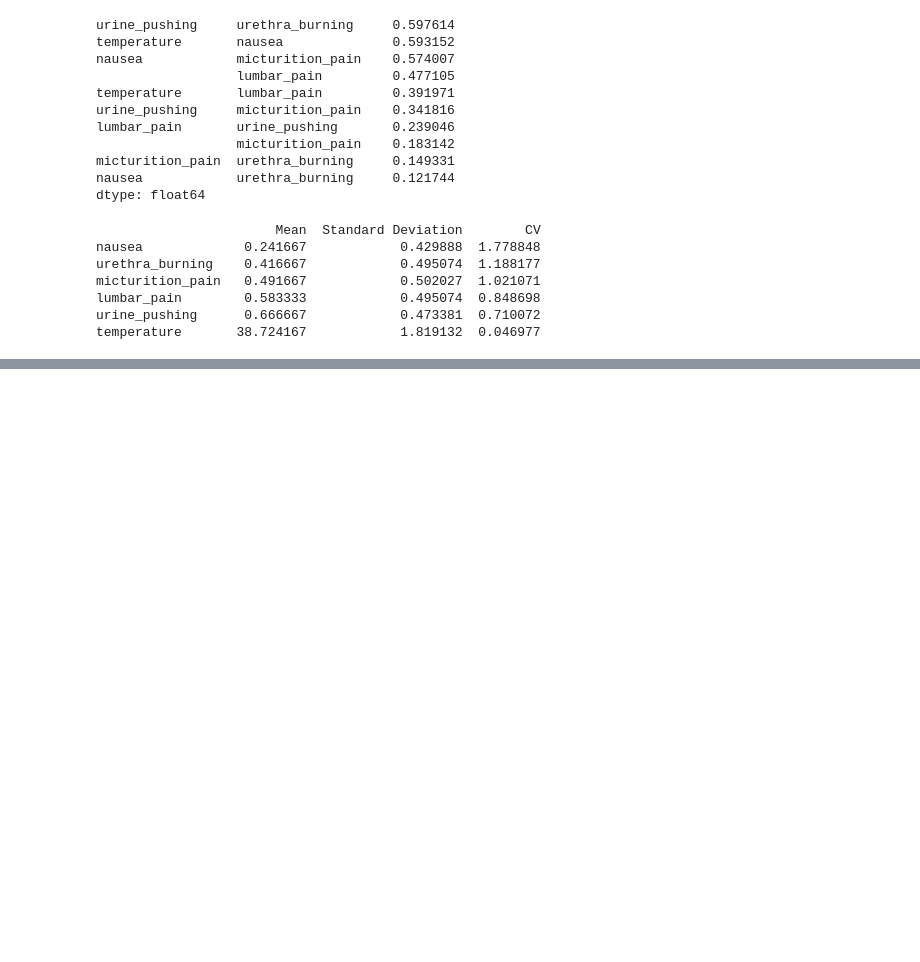
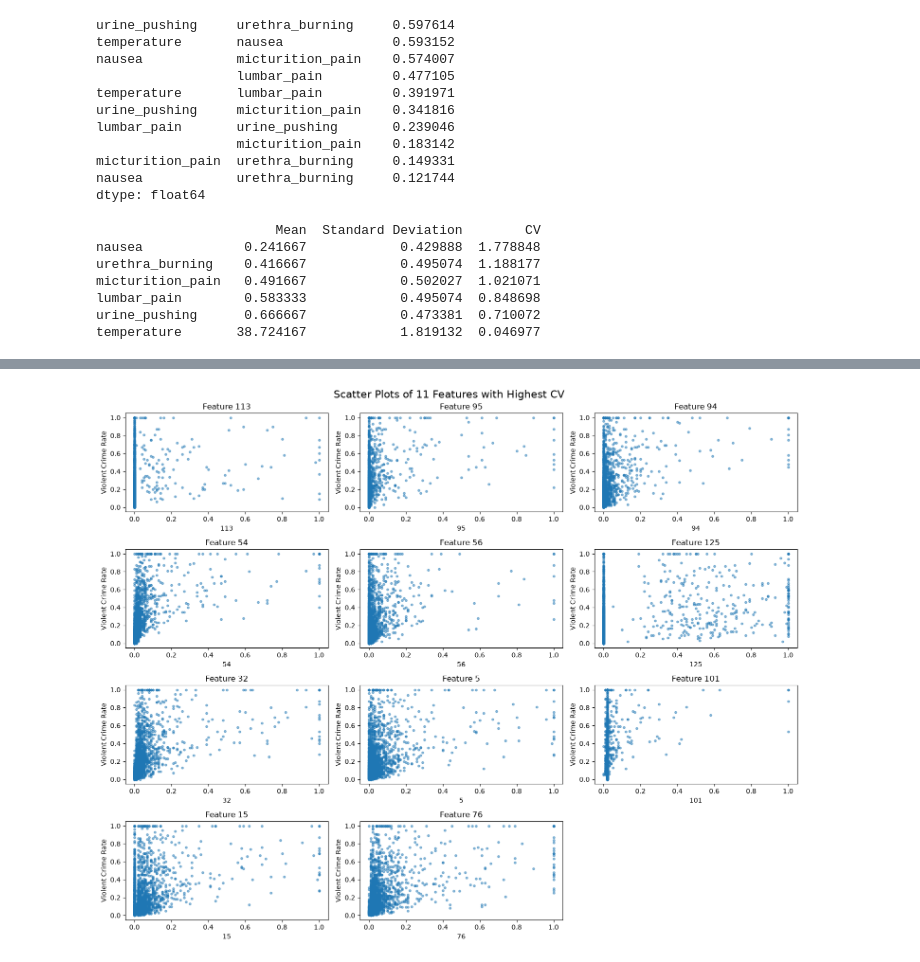
Before and after one commit to lsjang-svg/DSCI552_a5, a Jupyter notebook: HW5.ipynb, the cells around one changed output, grey strips where cells are left out. Cells and saved outputs as stored; diff of their text form; code cells hidden in the pictures; blank space fills up the shorter version.

```diff
--- a/HW5.ipynb
+++ b/HW5.ipynb
@@ -279,3 +279,89 @@ temperature       38.724167            1.819132  0.046977
 # %%
 #2e pick square root 128 features with highest CV, and make scatter plots and box plots
 # for them
+import pandas as pd
+import numpy as np
+import matplotlib.pyplot as plt
+import seaborn as sns
+from sklearn.impute import SimpleImputer
+
+# Load Communities and Crime dataset
+crime_df = pd.read_csv(
+    'communities.data',
+    header=None,
+    na_values='?'
+)
+
+# Remove nonpredictive features
+crime_df = crime_df.drop(columns=[0, 1, 2, 3, 4])
+
+# Separate predictors and target
+X_crime = crime_df.iloc[:, :-1]
+y_crime = crime_df.iloc[:, -1]
+
+# Remove features with all missing values
+X_crime = X_crime.dropna(axis=1, how='all')
+
+# Median imputation
+imputer = SimpleImputer(strategy='median')
+
+X_crime_imputed = pd.DataFrame(
+    imputer.fit_transform(X_crime),
+    columns=X_crime.columns,
+    index=X_crime.index
+)
+
+# Calculate coefficient of variation
+cv_2e = (
+    X_crime_imputed.std(ddof=1)
+    / X_crime_imputed.mean()
+)
+
+# Select top 11 features
+n = int(np.sqrt(128))
+top_features = cv_2e.nlargest(n).index
+
+X_top = X_crime_imputed[top_features]
+
+print("Selected features:", list(top_features))
+print("X_top shape:", X_top.shape)
+print("y_crime shape:", y_crime.shape)
+
+# Scatter plots
+fig, axes = plt.subplots(4, 3, figsize=(15, 12))
+axes = axes.flatten()
+
+for i, feature in enumerate(top_features):
+    axes[i].scatter(
+        X_top[feature],
+        y_crime,
+        alpha=0.5,
+        s=10
+    )
+    axes[i].set_title(f'Feature {feature}')
+    axes[i].set_xlabel(str(feature))
+    axes[i].set_ylabel('Violent Crime Rate')
+
+# Remove unused subplots
+for j in range(len(top_features), len(axes)):
+    fig.delaxes(axes[j])
+
+plt.suptitle(
+    'Scatter Plots of 11 Features with Highest CV',
+    fontsize=16
+)
+plt.tight_layout()
+plt.show()
+
+# Box plots
+plt.figure(figsize=(12, 8))
+sns.boxplot(data=X_top)
+
+plt.title('Box Plots with 11 Features with Highest CV')
+plt.xlabel('Features')
+plt.ylabel('Feature Values')
+plt.xticks(rotation=45, ha='right')
+
+plt.tight_layout()
+plt.show()
+# %% [output]
@@ -281,0 +371 @@ temperature       38.724167            1.819132  0.046977
+[figure, added]
```
Also changed, not shown: parts of 3 cells of this notebook.
